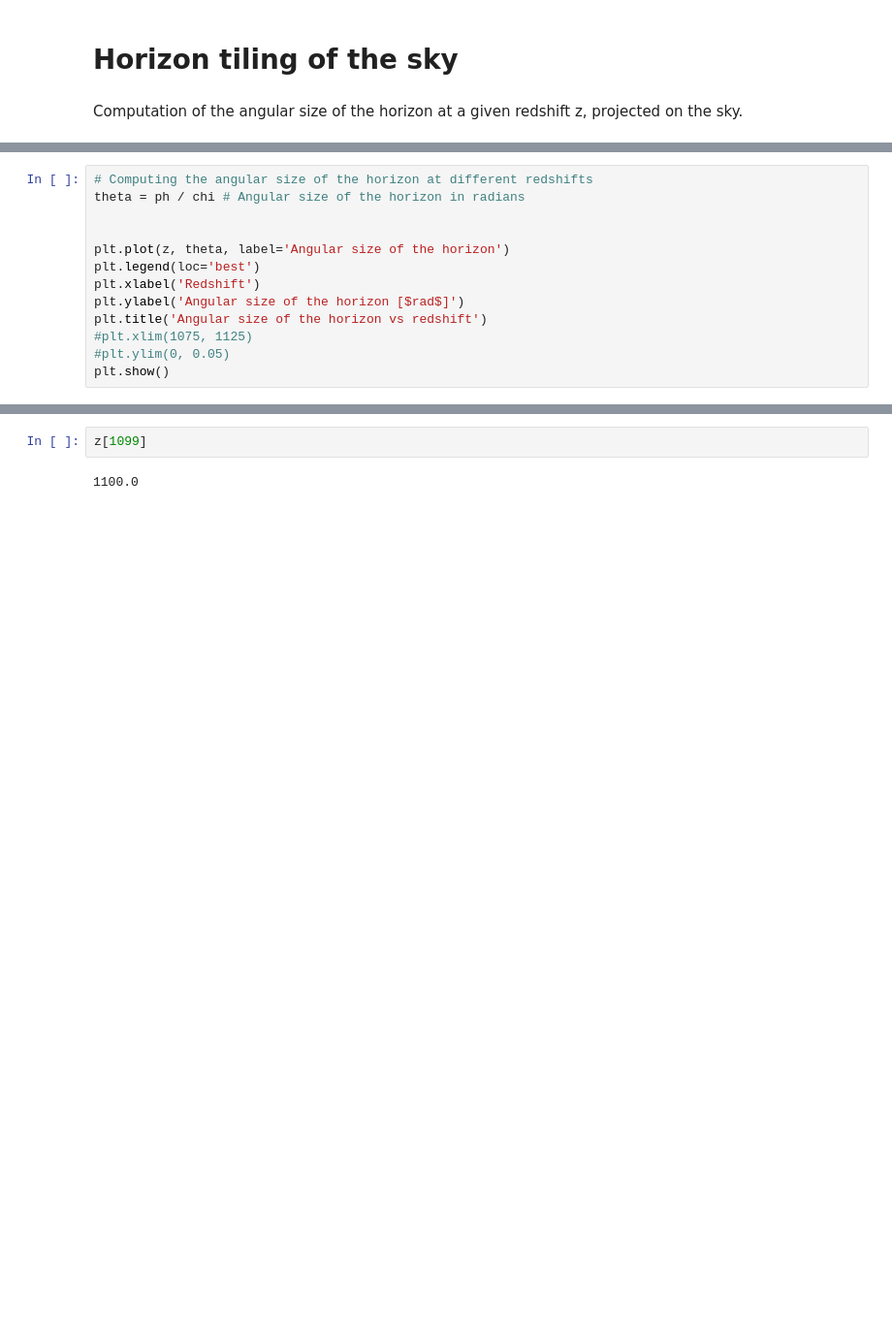
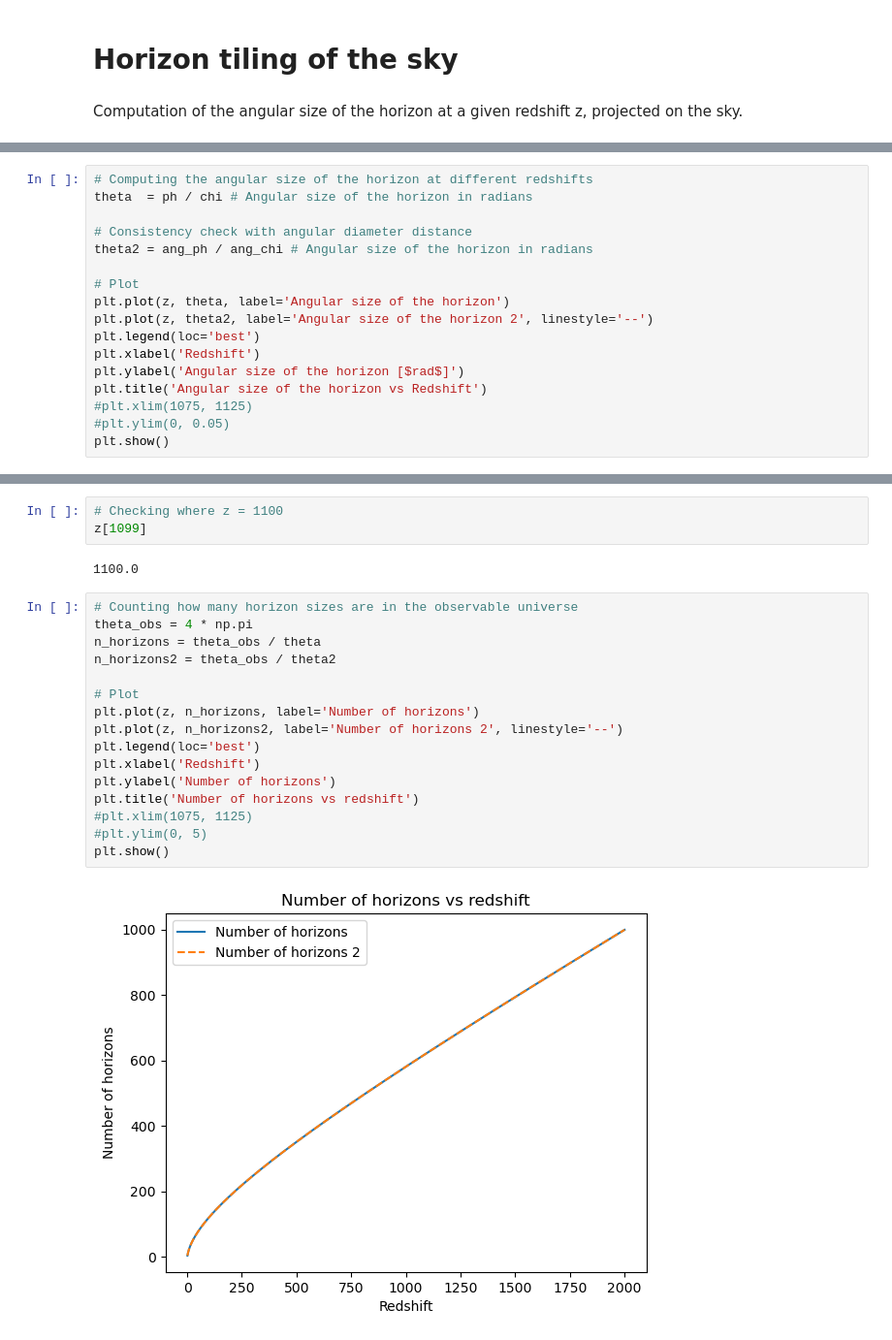
Before and after one commit to GenovaCosmology/AstroCosmoComputational, a Jupyter notebook: Students/Gabriele_Russo/CosmicStructures/ex2rotto.ipynb, the cells around one changed output, grey strips where cells are left out. Shown at 97% size. Saved outputs shown, nothing was run; the diff lists cells and outputs as text; blank space fills up the shorter version.

```diff
--- a/Students/Gabriele_Russo/CosmicStructures/ex2rotto.ipynb
+++ b/Students/Gabriele_Russo/CosmicStructures/ex2rotto.ipynb
@@ -82,13 +89,17 @@ ph[1100], chi[1100]
 # %%
 # Computing the angular size of the horizon at different redshifts
-theta = ph / chi # Angular size of the horizon in radians
+theta  = ph / chi # Angular size of the horizon in radians
 
+# Consistency check with angular diameter distance
+theta2 = ang_ph / ang_chi # Angular size of the horizon in radians
 
+# Plot
 plt.plot(z, theta, label='Angular size of the horizon')
+plt.plot(z, theta2, label='Angular size of the horizon 2', linestyle='--')
 plt.legend(loc='best')
 plt.xlabel('Redshift')
 plt.ylabel('Angular size of the horizon [$rad$]')
-plt.title('Angular size of the horizon vs redshift')
+plt.title('Angular size of the horizon vs Redshift')
 #plt.xlim(1075, 1125)
 #plt.ylim(0, 0.05)
 plt.show()
@@ -105,4 +121,23 @@ Angular size of the horizon at z = 1100 in degrees:  1.1518950904641996
-# %%
-z[1099]
-# %% [output]
-1100.0
+# %%
+# Checking where z = 1100
+z[1099]
+# %% [output]
+1100.0
+# %%
+# Counting how many horizon sizes are in the observable universe
+theta_obs = 4 * np.pi
+n_horizons = theta_obs / theta
+n_horizons2 = theta_obs / theta2
+
+# Plot
+plt.plot(z, n_horizons, label='Number of horizons')
+plt.plot(z, n_horizons2, label='Number of horizons 2', linestyle='--')
+plt.legend(loc='best')
+plt.xlabel('Redshift')
+plt.ylabel('Number of horizons')
+plt.title('Number of horizons vs redshift')
+#plt.xlim(1075, 1125)
+#plt.ylim(0, 5)
+plt.show()
+# %% [output]
+[figure, added]
```
Also changed, not shown: parts of 10 cells of this notebook.
